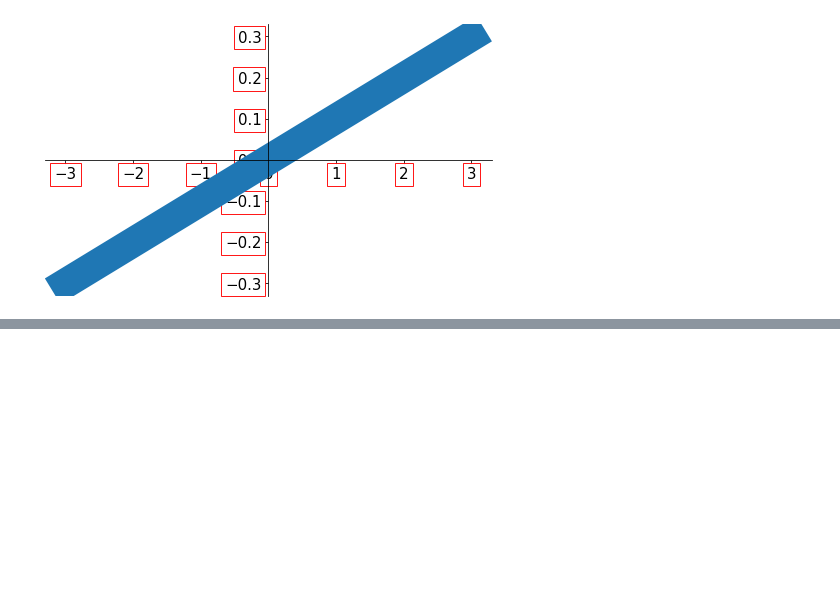
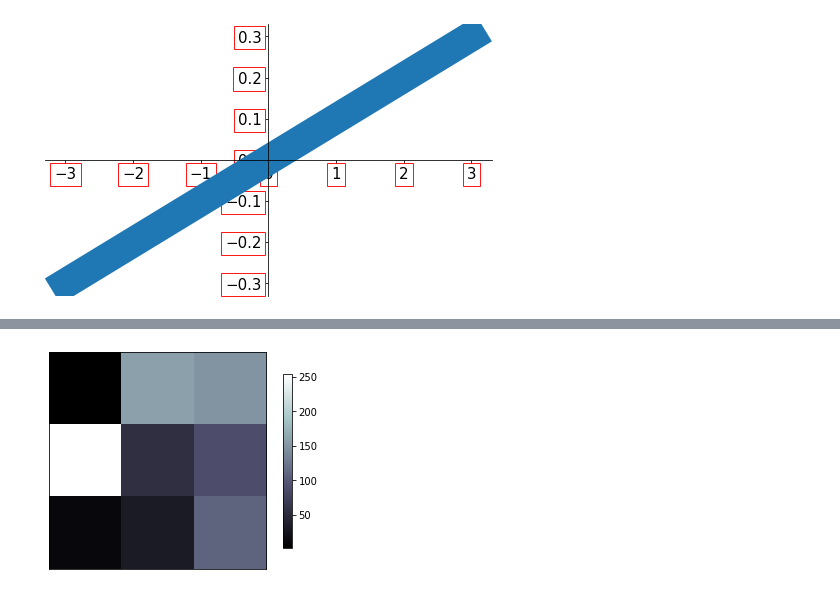
Before and after one commit to changsl231/LocalGithub, a Jupyter notebook: JupyterNotebook/Matplotlib/Matplotlib.ipynb, the cells around one changed output, grey strips where cells are left out. Cells and saved outputs as stored; diff of their text form; code cells hidden in the pictures; blank space fills up the shorter version.

```diff
--- a/JupyterNotebook/Matplotlib/Matplotlib.ipynb
+++ b/JupyterNotebook/Matplotlib/Matplotlib.ipynb
@@ -183,0 +249,13 @@ plt.show()
+# %%
+#image图片
+
+a = np.array([2,160,150,255,56,89
+             ,12,33,109]).reshape(3,3)
+
+plt.imshow(a,interpolation='nearest',cmap='bone',origin='upper')
+plt.colorbar(shrink=0.8)
+plt.xticks(())
+plt.yticks(())
+plt.show()
+# %% [output]
+[figure, added]
```
Also changed, not shown: parts of 9 cells of this notebook, 2 other files.
